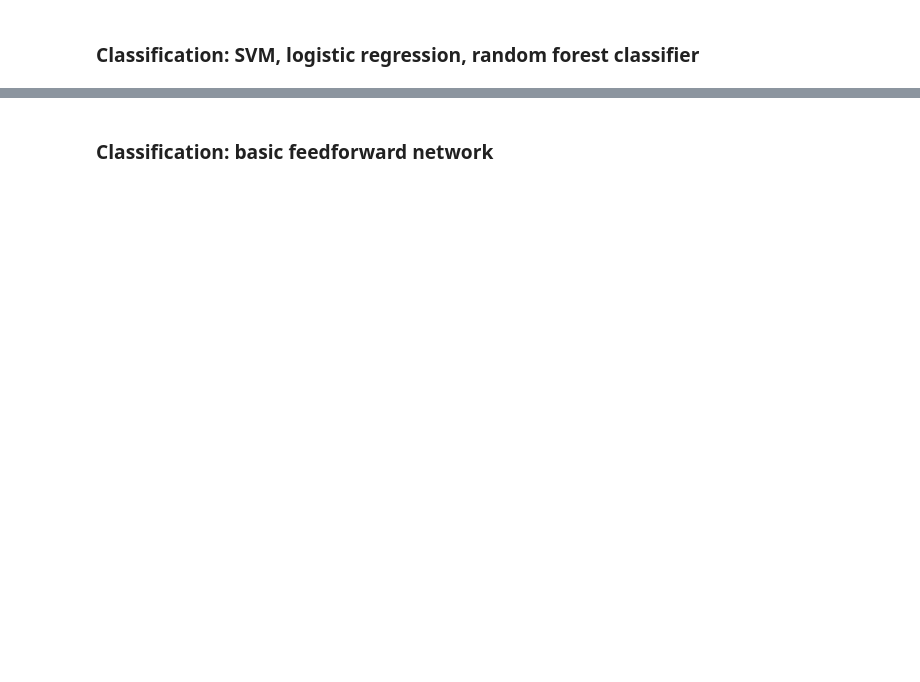
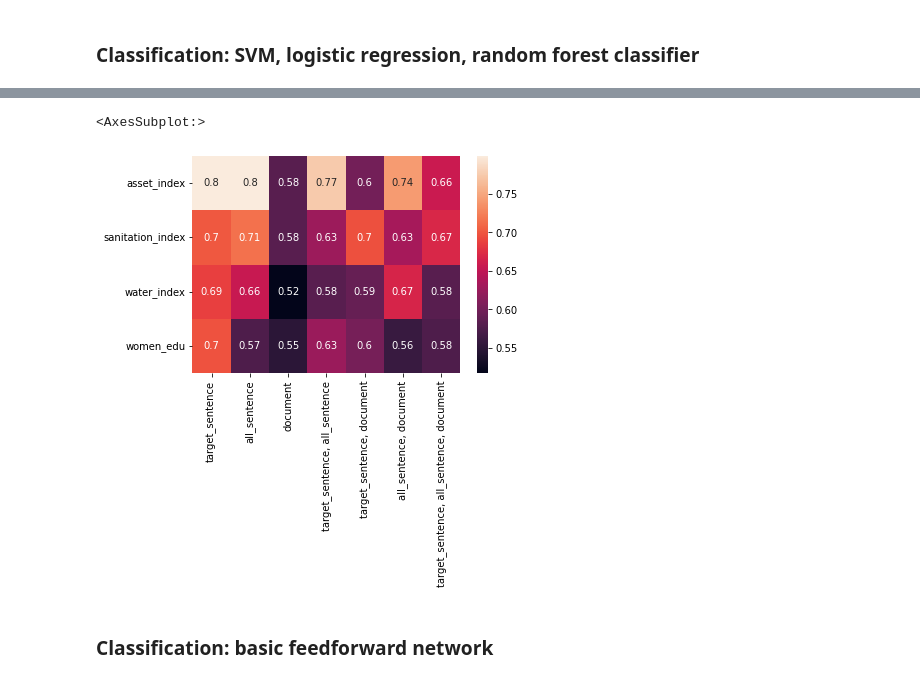
Before and after one commit to caravanuden/sdg-text, a Jupyter notebook: notebooks/basic_models.ipynb, the cells around one changed output, grey strips where cells are left out. Drawn from its saved outputs; the diff is of its cells as text; code cells hidden in the pictures; blank space fills up the shorter version.

```diff
--- a/notebooks/basic_models.ipynb
+++ b/notebooks/basic_models.ipynb
@@ -348,0 +356,20 @@ weighted avg       0.66      0.47      0.40      1395
+# %%
+scores = np.zeros((len(TARGETS), len(FEATURES)))
+for i, target in enumerate(TARGETS):
+    for j, features in enumerate(FEATURES):
+        ds = SustainBenchTextDataset(
+            data_dir=f'/Users/caravanuden/git-repos/Multimodal-deep-learning-for-poverty-prediction/data/',
+            features=features,
+            target=target,
+            model_type='classification',
+            classification_threshold=CLASSIFICATION_THRESHOLD_DICT[target],
+            rebalance=True
+        )
+
+        print(target, features)
+        X_train, y_train = ds.get_data('train')
+        X_test, y_test = ds.get_data('test')
+        print(f'train data shape: {X_train.shape}, test data shape: {X_test.shape}')
+        print(f'{sum(y_train)} ({np.round(sum(y_train)/X_train.shape[0] * 100, 2)}%) positive examples in train data, {sum(y_test)} ({np.round(sum(y_test)/X_test.shape[0] * 100, 2)}%) positive examples in test data\n')
+        scores[i,j] = classification(X_train, y_train, X_test, y_test)
+        print()
@@ -349,3 +560,8 @@ weighted avg       0.66      0.47      0.40      1395
+# %%
+sns.heatmap(scores, annot=True, xticklabels=[", ".join(features) for features in FEATURES], yticklabels=TARGETS)
+# %% [output]
+<AxesSubplot:>
+[figure, added]
 # %% [markdown]
 ### Classification: basic feedforward network
 # %%
```
Also changed, not shown: parts of 16 cells of this notebook.
